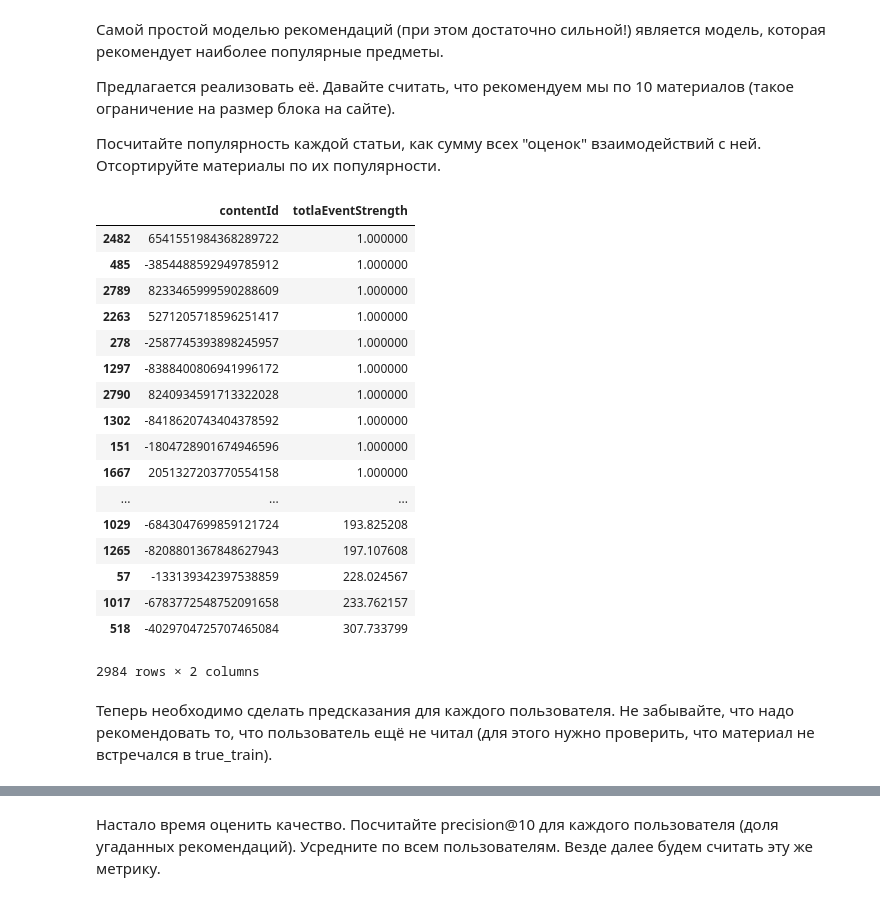
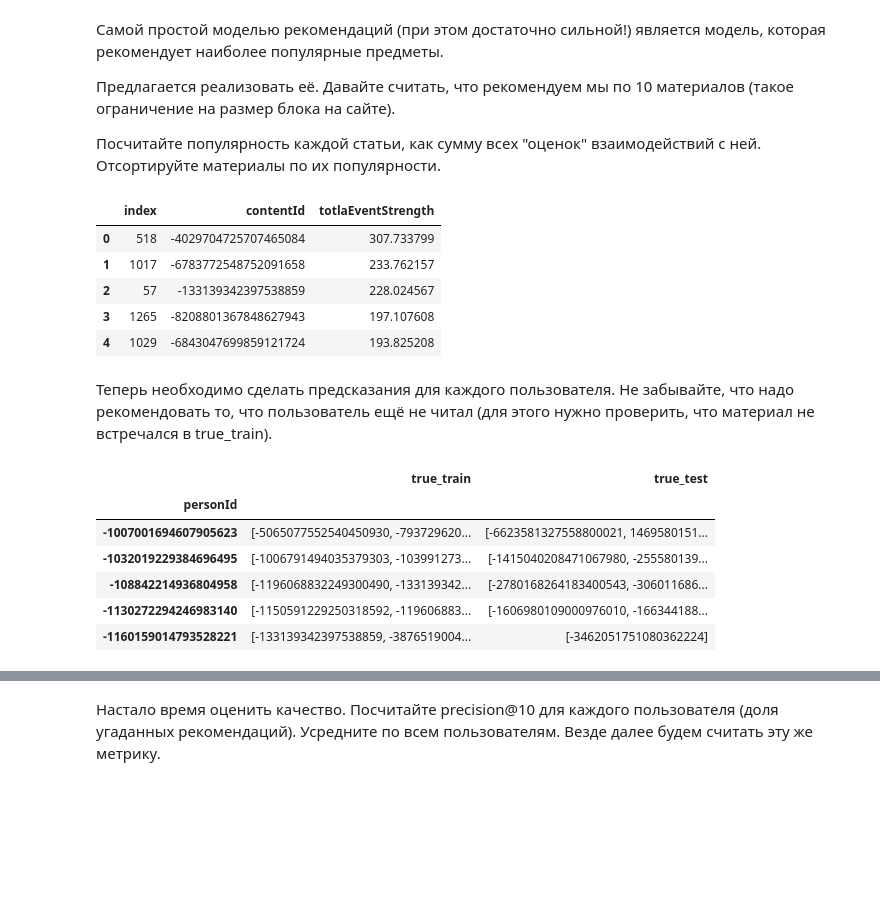
Before and after one commit to vbaryshev4/Data_Science, a Jupyter notebook: hse_ml/Advanced/RecSys/recsys-task.ipynb, the cells around one changed output, grey strips where cells are left out. Saved outputs shown, nothing was run; the diff lists cells and outputs as text; code cells hidden in the pictures; blank space fills up the shorter version.

```diff
--- a/hse_ml/Advanced/RecSys/recsys-task.ipynb
+++ b/hse_ml/Advanced/RecSys/recsys-task.ipynb
@@ -232,28 +232,17 @@ popular_content = (
     .eventStrength.agg('sum')
     .reset_index()
     .rename(columns={'eventStrength': 'totlaEventStrength'})
-    .sort_values('totlaEventStrength', des)
+    .sort_values('totlaEventStrength', ascending=False)
+    .reset_index()
     )
 # %%
-popular_content
+popular_content.head()
 # %% [output]
-|  | contentId | totlaEventStrength |
-| 2482 | 6541551984368289722 | 1.000000 |
-| 485 | -3854488592949785912 | 1.000000 |
-| 2789 | 8233465999590288609 | 1.000000 |
-| 2263 | 5271205718596251417 | 1.000000 |
-| 278 | -2587745393898245957 | 1.000000 |
-| 1297 | -8388400806941996172 | 1.000000 |
-| 2790 | 8240934591713322028 | 1.000000 |
-| 1302 | -8418620743404378592 | 1.000000 |
-| 151 | -1804728901674946596 | 1.000000 |
-| 1667 | 2051327203770554158 | 1.000000 |
-| ... | ... | ... |
-| 1029 | -6843047699859121724 | 193.825208 |
-| 1265 | -8208801367848627943 | 197.107608 |
-| 57 | -133139342397538859 | 228.024567 |
-| 1017 | -6783772548752091658 | 233.762157 |
-| 518 | -4029704725707465084 | 307.733799 |
+|  | index | contentId | totlaEventStrength |
+| 0 | 518 | -4029704725707465084 | 307.733799 |
+| 1 | 1017 | -6783772548752091658 | 233.762157 |
+| 2 | 57 | -133139342397538859 | 228.024567 |
+| 3 | 1265 | -8208801367848627943 | 197.107608 |
+| 4 | 1029 | -6843047699859121724 | 193.825208 |
-2984 rows × 2 columns
 # %% [markdown]
 Теперь необходимо сделать предсказания для каждого пользователя. Не забывайте, что надо рекомендовать то, что пользователь ещё не читал (для этого нужно проверить, что материал не встречался в true_train).
@@ -263,0 +249,10 @@ interactions['prediction_popular'] = # your code
+# %%
+interactions.head()
+# %% [output]
+|  | true_train | true_test |
+| personId |  |  |
+| -1007001694607905623 | [-5065077552540450930, -793729620... | [-6623581327558800021, 1469580151... |
+| -1032019229384696495 | [-1006791494035379303, -103991273... | [-1415040208471067980, -255580139... |
+| -108842214936804958 | [-1196068832249300490, -133139342... | [-2780168264183400543, -306011686... |
+| -1130272294246983140 | [-1150591229250318592, -119606883... | [-1606980109000976010, -166344188... |
+| -1160159014793528221 | [-133139342397538859, -3876519004... | [-3462051751080362224] |
```
Also changed, not shown: parts of 13 cells of this notebook.
